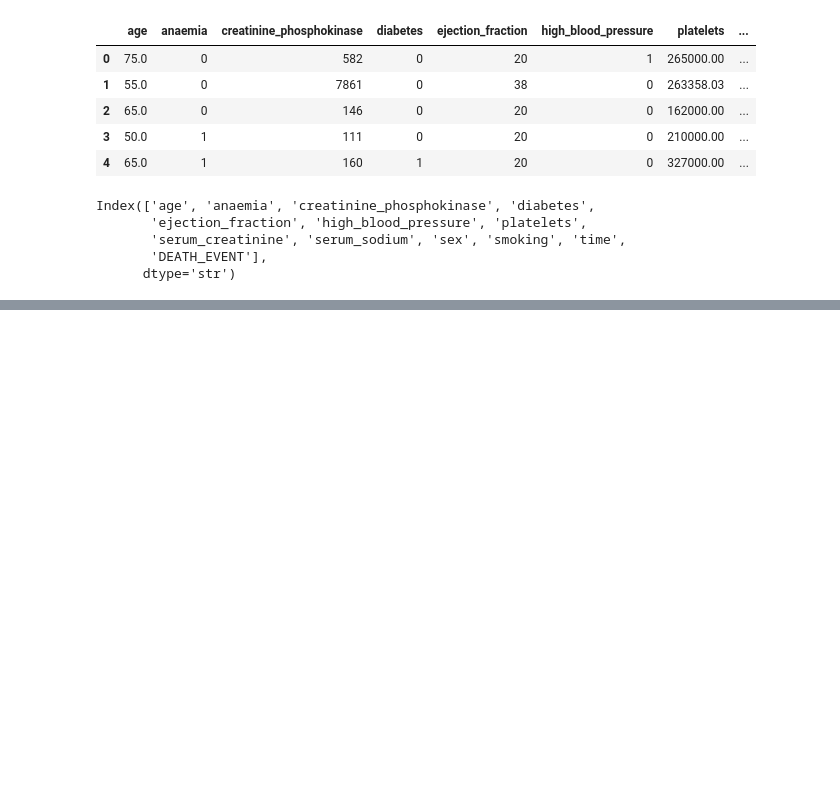
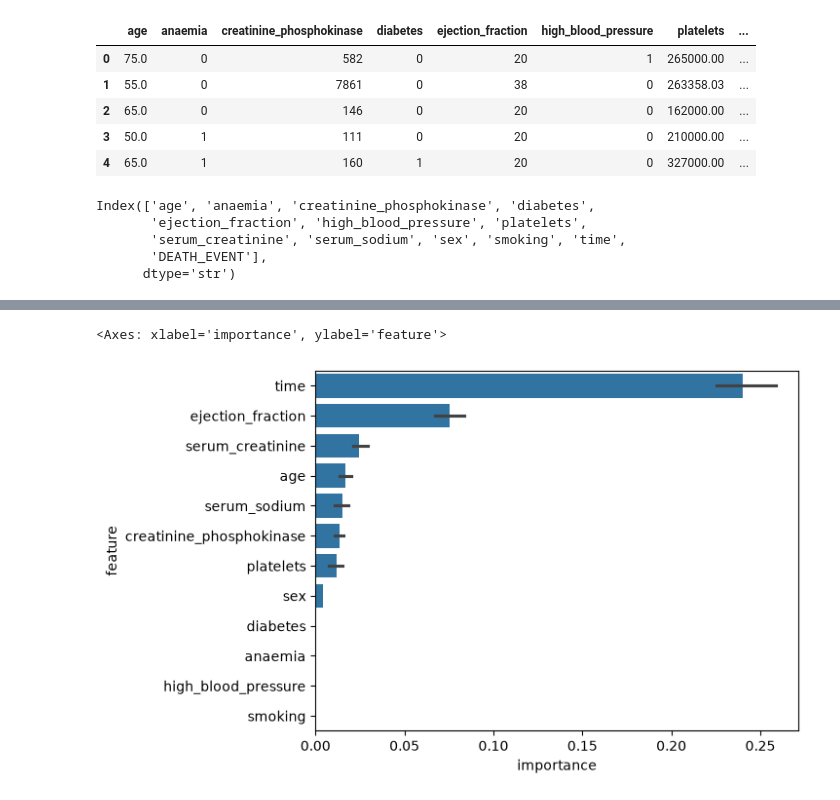
Before and after one commit to lavima/itf31519_2026, a Jupyter notebook: production_interpretability_ethics/workshop_0311.ipynb, the cells around one changed output, grey strips where cells are left out. Saved outputs shown, nothing was run; the diff lists cells and outputs as text; code cells hidden in the pictures; blank space fills up the shorter version.

```diff
--- a/production_interpretability_ethics/workshop_0311.ipynb
+++ b/production_interpretability_ethics/workshop_0311.ipynb
@@ -153,0 +168,10 @@ TypeError: bar() missing 1 required positional argument: 'height'
+# %%
+# Plot raw data using seaborn
+results_frame_raw = pd.DataFrame({column: results.importances[i] for i, column in enumerate(features.columns)})
+results_frame_raw = results_frame_raw.melt(value_vars=results_frame_raw.columns, var_name='feature', value_name='importance')
+# order not working because of indexing
+order = results_frame_raw.groupby('feature')['importance'].mean().sort_values(ascending=False).index
+sb.barplot(data=results_frame_raw, x='importance', y='feature', order=order)
+# %% [output]
+<Axes: xlabel='importance', ylabel='feature'>
+[figure, added]
```
Also changed, not shown: parts of 9 cells of this notebook.
